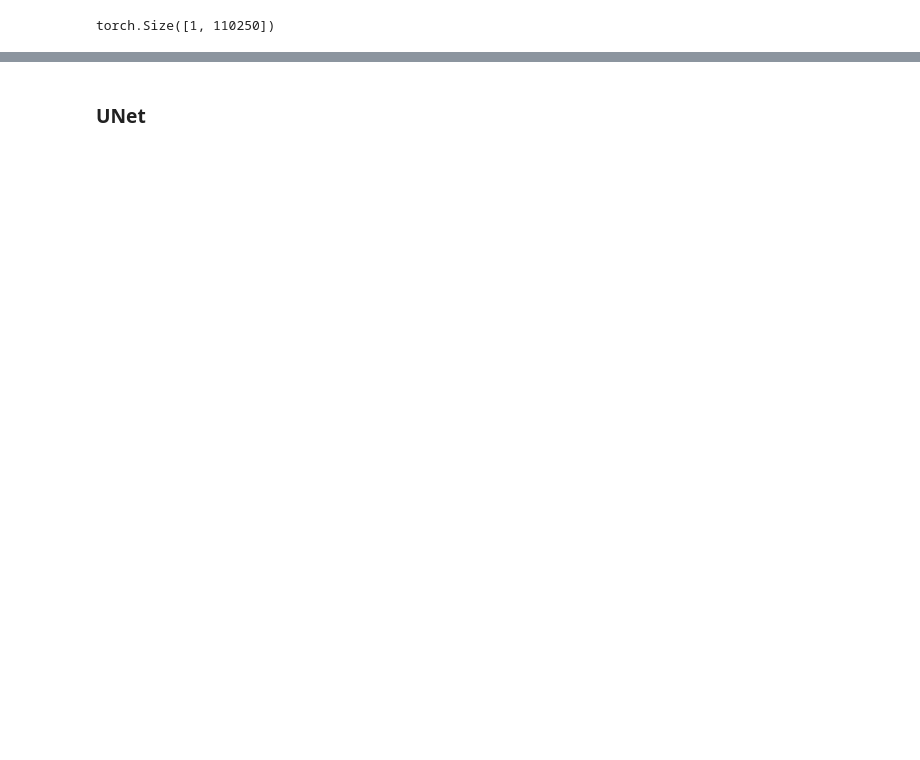
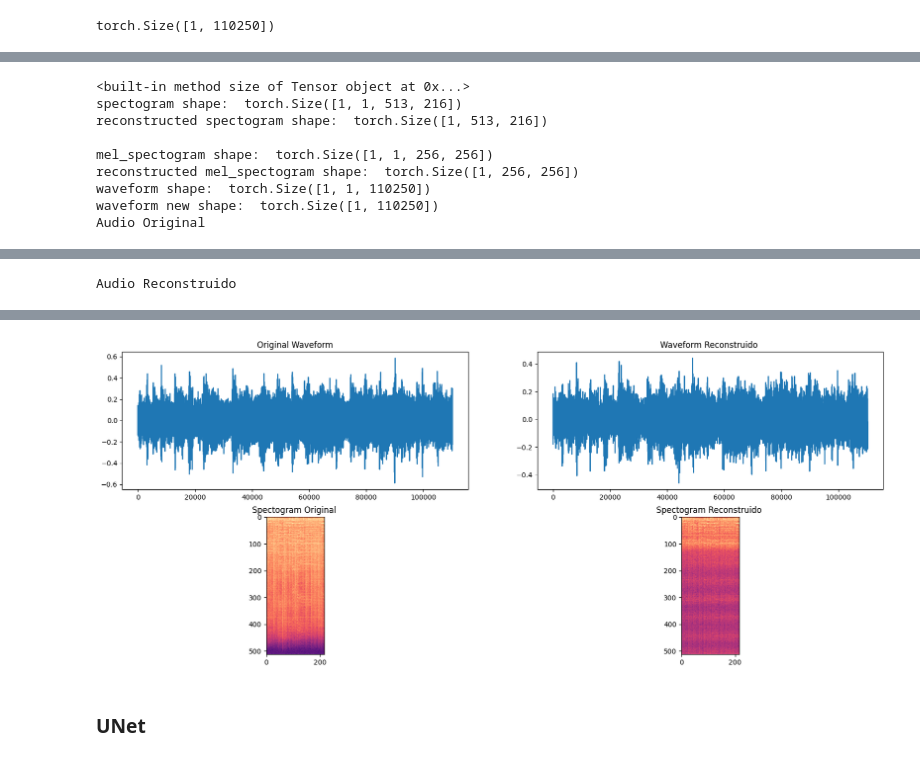
Before and after one commit to osaintnom/Auido-encoding, a Jupyter notebook: TP4_experimentacion.ipynb, the cells around one changed output, grey strips where cells are left out. Cells and saved outputs as stored; diff of their text form; code cells hidden in the pictures; blank space fills up the shorter version.

```diff
--- a/TP4_experimentacion.ipynb
+++ b/TP4_experimentacion.ipynb
@@ -188,7 +193,7 @@ class MusicDataset(Dataset):
             #img = self.transform(open_image(fpath))
             genre = parse_genres(fname)
             fpath = os.path.join(self.root,genre, fname)
-            class_idx = self.classes.index(genre)
+            genre_index = self.classes.index(genre)
             audio = torchaudio.load(fpath)[0]
 
             spectogram = tt.Spectrogram(
@@ -474,2 +290,0 @@ KeyboardInterrupt: ignored
-# %%
-test_dl = DataLoader(test_ds,1,shuffle=True, num_workers=4, pin_memory=True)
@@ -508,10 +291,3 @@ IPython.display.Audio(waveform, rate=22050)
-# %%
-wav= torch.unsqueeze(waveform, dim=0)
-cnn.to(device)
-wav =wav.to(device)
-out = cnn(wav)
-pred= out.argmax(dim=-1).flatten()
-classes[pred], classes[label]
 # %% [markdown]
 ## **Ejercicio 1**
 # %% [markdown]
@@ -852,11 +553,11 @@ RuntimeError: ignored
 # %%
 # Load the best model
 S = torch.load('best_model.ckpt')
-autoencoder.load_state_dict(S)
+model.load_state_dict(S)
 print('loaded!')
 
 # Run evaluation
-autoencoder.eval()
+model.eval()
 y_true = []
 y_pred = []
 correct = 0
@@ -865,7 +566,7 @@ with torch.no_grad():
         audio = audio.to(device)
         genre_index = genre_index.to(device)
 
-        out = autoencoder(audio)
+        out = model(audio)
 
         pred= out.argmax(dim=-1).flatten()
         # append labels and predictions
@@ -920,2 +621,60 @@ IPython.display.Audio(out.detach().numpy(), rate=22050)
 # %% [output]
 [interactive output not drawn]
+# %%
+model.eval()
+#original
+waveform, spectogram, mel_spectogram, label = next(iter(test_dl))
+print(waveform.size)
+audio = waveform.to(device)
+spec = spectogram.to(device)
+#reconstruccion
+rec_audio = model(audio).to('cpu').squeeze(0).detach()
+rec_spec = tt.Spectrogram(n_fft=1024)(rec_audio)
+
+print("spectogram shape: ", spectogram.shape)
+print("reconstructed spectogram shape: ", rec_spec.shape)
+print()
+hop_length=432
+n_mels=256
+n_fft = 2*(n_mels - 1)
+
+rec_mel_spec = tt.MelSpectrogram(sample_rate=samplerate, n_fft=n_fft, hop_length=hop_length, n_mels=n_mels)(rec_audio)
+mel_spect = mel_spectogram.to(device)
+
+print("mel_spectogram shape: ", mel_spect.shape)
+print("reconstructed mel_spectogram shape: ", rec_mel_spec.shape)
+
+# rec_audio = rec_audio.sAqueeze(0)
+
+print("waveform shape: ", waveform.shape)
+print("waveform new shape: ", rec_audio.shape)
+
+
+fig, axs = plt.subplots(2, 2, figsize=(20, 8))
+
+axs[0, 0].plot(audio.squeeze().detach().cpu().numpy())
+axs[0, 0].set_title("Original Waveform")
+
+axs[0, 1].plot(rec_audio.t().numpy())
+axs[0, 1].set_title("Waveform Reconstruido ")
+
+axs[1, 0].imshow(spec.log2().squeeze().detach().cpu().numpy(), cmap='magma')
+axs[1, 0].set_title("Spectogram Original ")
+
+axs[1, 1].imshow(rec_spec.log2().squeeze().detach().cpu().numpy(), cmap='magma')
+axs[1, 1].set_title("Spectogram Reconstruido ")
+
+print("Audio Original")
+display(IPython.display.Audio(waveform.squeeze(), rate=samplerate))
+print("Audio Reconstruido")
+display(IPython.display.Audio(rec_audio, rate=samplerate))
+# %% [output]
+<built-in method size of Tensor object at 0x...>
+spectogram shape:  torch.Size([1, 1, 513, 216])
+reconstructed spectogram shape:  torch.Size([1, 513, 216])
+
+mel_spectogram shape:  torch.Size([1, 1, 256, 256])
+reconstructed mel_spectogram shape:  torch.Size([1, 256, 256])
+waveform shape:  torch.Size([1, 1, 110250])
+waveform new shape:  torch.Size([1, 110250])
+Audio Original
@@ -921,0 +682 @@ IPython.display.Audio(out.detach().numpy(), rate=22050)
+Audio Reconstruido
@@ -922,3 +684,4 @@ IPython.display.Audio(out.detach().numpy(), rate=22050)
+[figure, added]
 # %% [markdown]
 ### UNet
 # %%
```
Also changed, not shown: parts of 36 cells of this notebook, 3 other files.
